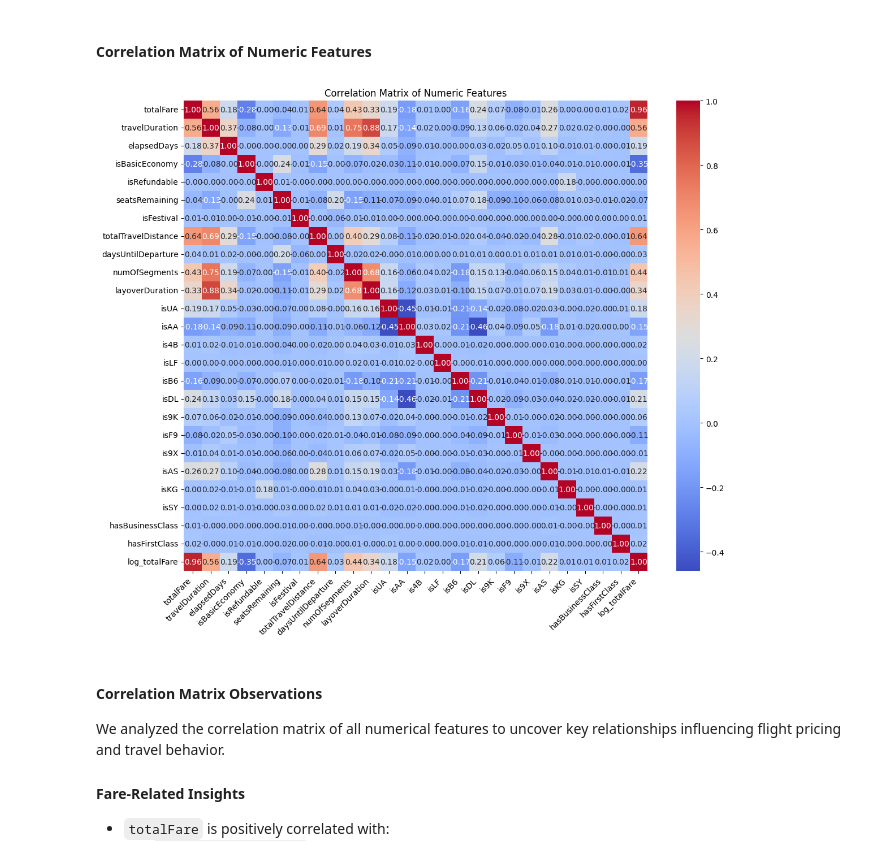
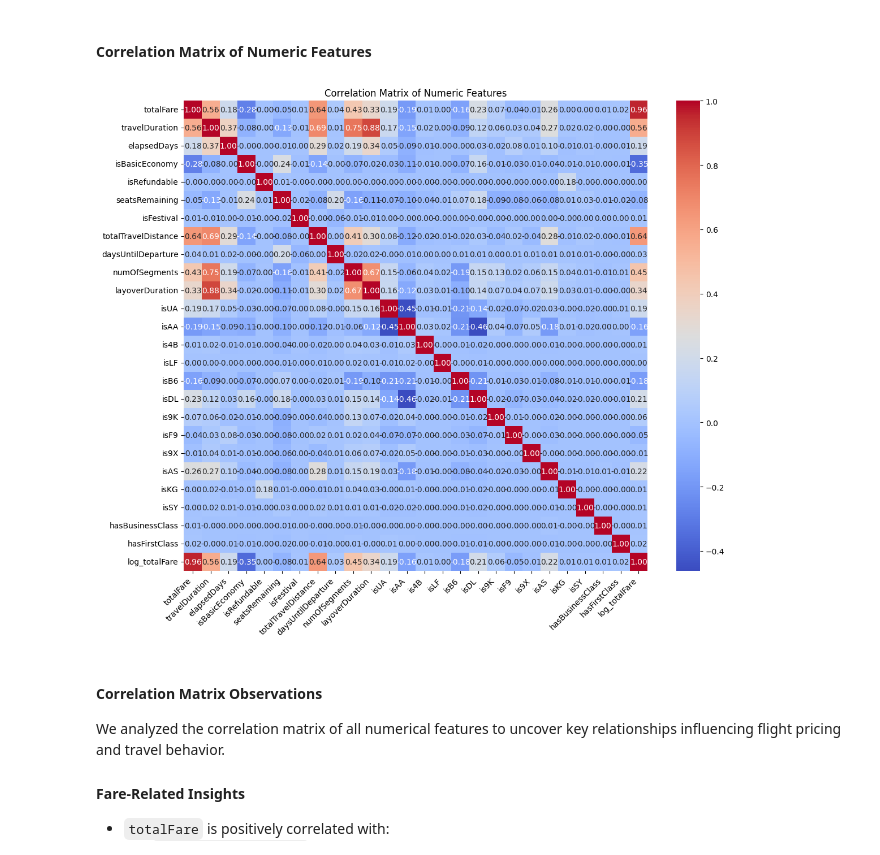
Before and after one commit to tngjody/bt4221-airfare-booking, a Jupyter notebook: BT4221_Group_20.ipynb, the cells around one changed output. Cells and saved outputs as stored; diff of their text form; code cells hidden in the pictures.

```diff
--- a/BT4221_Group_20.ipynb
+++ b/BT4221_Group_20.ipynb
@@ -94,9 +89,7 @@ import numpy as np
 ## **1.1. Initialize Spark Session & Load Dataset**
 # %%
 # Initialize Spark Sesison
-spark = SparkSession.builder \
-    .appName("FlightPrices") \
-    .getOrCreate()
+spark = SparkSession.builder.appName("FlightPrices").getOrCreate()
 
 # Load Dataset
 flight_df = spark.read.csv("flight.csv", header=True, inferSchema=True)
@@ -535,6 +598,6 @@ Hence, we drop rows with null values in `totalTravelDistance` to ensure the inte
 # %%
-# Drop rows with null values in totalTravelDistance
-flight_df = flight_df.dropna(subset=["totalTravelDistance"])
+# Drop rows with null values in totalTravelDistance and segmentsEquipmentDescription
+flight_df = flight_df.dropna(subset=["totalTravelDistance", "segmentsEquipmentDescription"])
 # %%
 print("After dropping null rows:")
 show_missing_values(flight_df)
@@ -1557,34 +1664,45 @@ Route LAX-BOS: 16197 tickets
 #### **Correlation Matrix of Numeric Features**
 # %%
 # 1. Select only numeric columns (int and double types)
-numeric_cols = [field.name for field in cleaned_flight_df.schema.fields
-                if isinstance(field.dataType, NumericType)]
+numeric_cols = [
+    field.name
+    for field in cleaned_flight_df.schema.fields
+    if isinstance(field.dataType, NumericType)
+]
 
 cleaned_flight_df = cleaned_flight_df.dropna(subset=numeric_cols)
 
 # 2. Convert integer columns to double to ensure consistency
 for col_name in numeric_cols:
-    cleaned_flight_df = cleaned_flight_df.withColumn(col_name, col(col_name).cast(DoubleType()))
+    cleaned_flight_df = cleaned_flight_df.withColumn(
+        col_name, col(col_name).cast(DoubleType())
+    )
 
 # 3. Assemble numeric columns into a single feature vector column
 assembler = VectorAssembler(inputCols=numeric_cols, outputCol="features")
 df_vector = assembler.transform(cleaned_flight_df).select("features")
 
 # 4. Compute correlation matrix
 correlation_matrix = Correlation.corr(df_vector, "features").collect()[0][0].toArray()
 
 # 5. Plot heatmap of correlation matrix
 plt.figure(figsize=(12, 10))
-sns.heatmap(correlation_matrix, annot=True, fmt=".2f", cmap="coolwarm",
-            xticklabels=numeric_cols, yticklabels=numeric_cols)
+sns.heatmap(
+    correlation_matrix,
+    annot=True,
+    fmt=".2f",
+    cmap="coolwarm",
+    xticklabels=numeric_cols,
+    yticklabels=numeric_cols,
+)
 
 plt.title("Correlation Matrix of Numeric Features")
-plt.xticks(rotation=45, ha='right')
+plt.xticks(rotation=45, ha="right")
 plt.yticks(rotation=0)
 plt.tight_layout()
 plt.show()
 # %% [output]
-[figure, old version]
+[figure, new version]
 # %% [markdown]
 #### **Correlation Matrix Observations**
 
```
Also changed, not shown: parts of 27 cells of this notebook, 1 other file.
